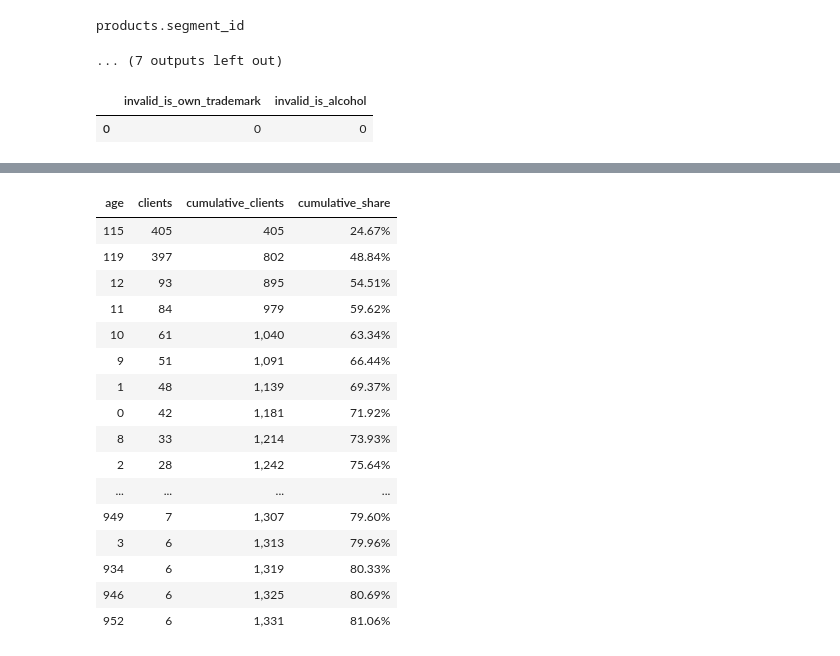
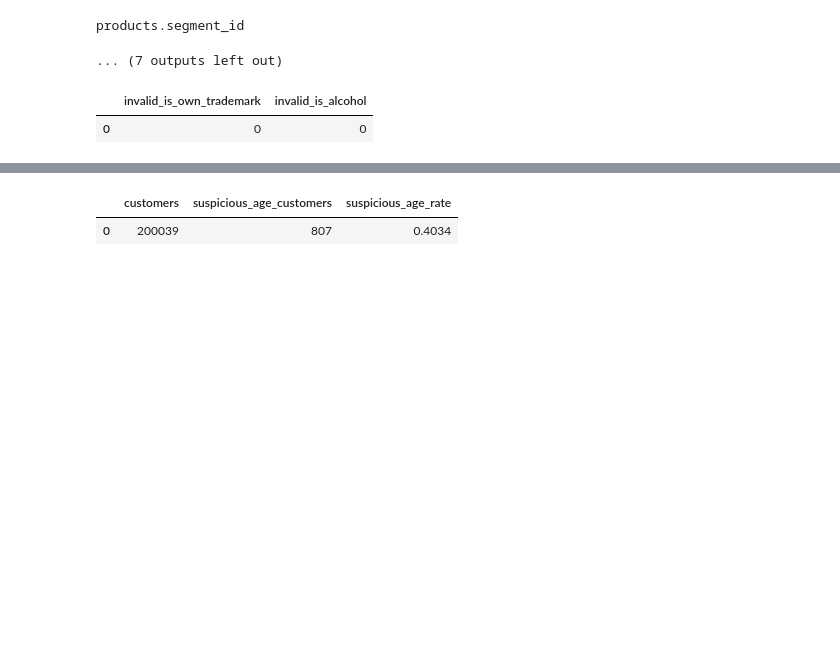
Before and after one commit to nguyen-lam-phuong-thao/uplift-customer-selection, a Jupyter notebook: notebooks/phase2_retailhero/01_retailhero_data_understanding_and_cleaning.ipynb, the cells around one changed output, grey strips where cells are left out. Drawn from its saved outputs; the diff is of its cells as text; code cells hidden in the pictures; blank space fills up the shorter version.

```diff
--- a/notebooks/phase2_retailhero/01_retailhero_data_understanding_and_cleaning.ipynb
+++ b/notebooks/phase2_retailhero/01_retailhero_data_understanding_and_cleaning.ipynb
@@ -1327,59 +1135,18 @@ Customers with suspicious age values: 1642
 # %%
-suspicious_age_concentration = (
-    suspicious_age_counts
-    .sort_values("clients", ascending=False)
-    .reset_index(drop=True)
-)
+age_quality_summary = duckdb_connection.execute(
+    """
+    SELECT
+        COUNT(*) AS customers,
+        COUNT(*) FILTER (WHERE age < 13 OR age > 100) AS suspicious_age_customers,
+        ROUND(
+            100.0 * COUNT(*) FILTER (WHERE age < 13 OR age > 100) / COUNT(*),
+            4
+        ) AS suspicious_age_rate
+    FROM clients_model
+    """
+).df()
 
-suspicious_age_concentration["cumulative_clients"] = (suspicious_age_concentration["clients"].cumsum())
-
-total_suspicious_clients = suspicious_age_concentration["clients"].sum()
-
-suspicious_age_concentration["cumulative_share"] = (
-    suspicious_age_concentration["cumulative_clients"] / total_suspicious_clients
-)
-
-age_concentration_display = suspicious_age_concentration.head(20)
-
-styled = style_table(
-    age_concentration_display,
-    formats={
-        "age": "{:,.0f}",
-        "clients": "{:,.0f}",
-        "cumulative_clients": "{:,.0f}",
-        "cumulative_share": "{:.2%}",
-    },
-)
-
-focus_idx = [
-    age_concentration_display.index[4],
-    age_concentration_display.index[9],
-    age_concentration_display.index[19],
-]
-
-styled = paint(
-    styled,
-    focus_idx,
-    ["cumulative_share"],
-    "blue",
-)
-
-display(styled)
+display(age_quality_summary)
 # %% [output]
-| age | clients | cumulative_clients | cumulative_share |
-| 115 | 405 | 405 | 24.67% |
-| 119 | 397 | 802 | 48.84% |
-| 12 | 93 | 895 | 54.51% |
-| 11 | 84 | 979 | 59.62% |
-| 10 | 61 | 1,040 | 63.34% |
-| 9 | 51 | 1,091 | 66.44% |
-| 1 | 48 | 1,139 | 69.37% |
-| 0 | 42 | 1,181 | 71.92% |
-| 8 | 33 | 1,214 | 73.93% |
-| 2 | 28 | 1,242 | 75.64% |
-| ... | ... | ... | ... |
-| 949 | 7 | 1,307 | 79.60% |
-| 3 | 6 | 1,313 | 79.96% |
-| 934 | 6 | 1,319 | 80.33% |
-| 946 | 6 | 1,325 | 80.69% |
-| 952 | 6 | 1,331 | 81.06% |
+|  | customers | suspicious_age_customers | suspicious_age_rate |
+| 0 | 200039 | 807 | 0.4034 |
```
Also changed, not shown: parts of 131 cells of this notebook.
